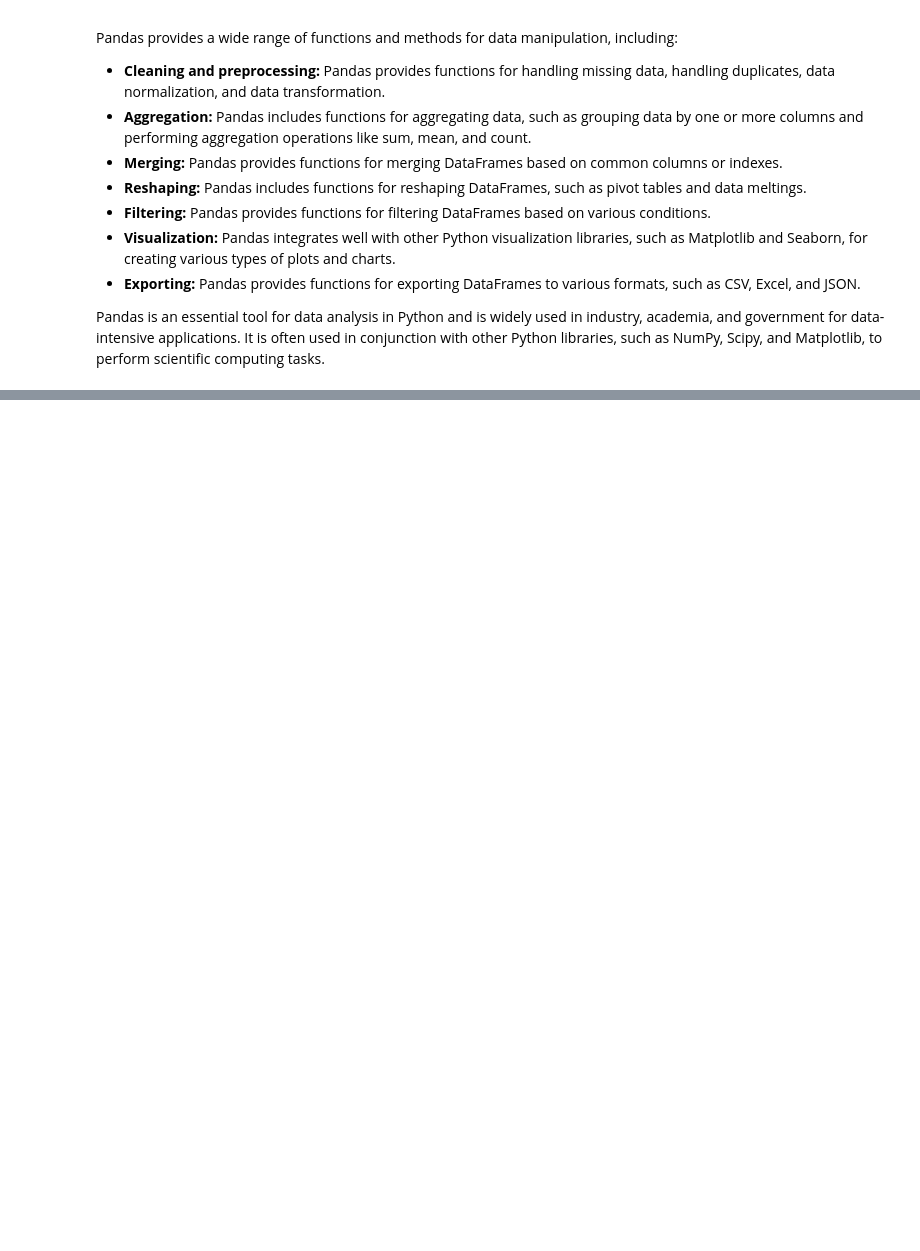
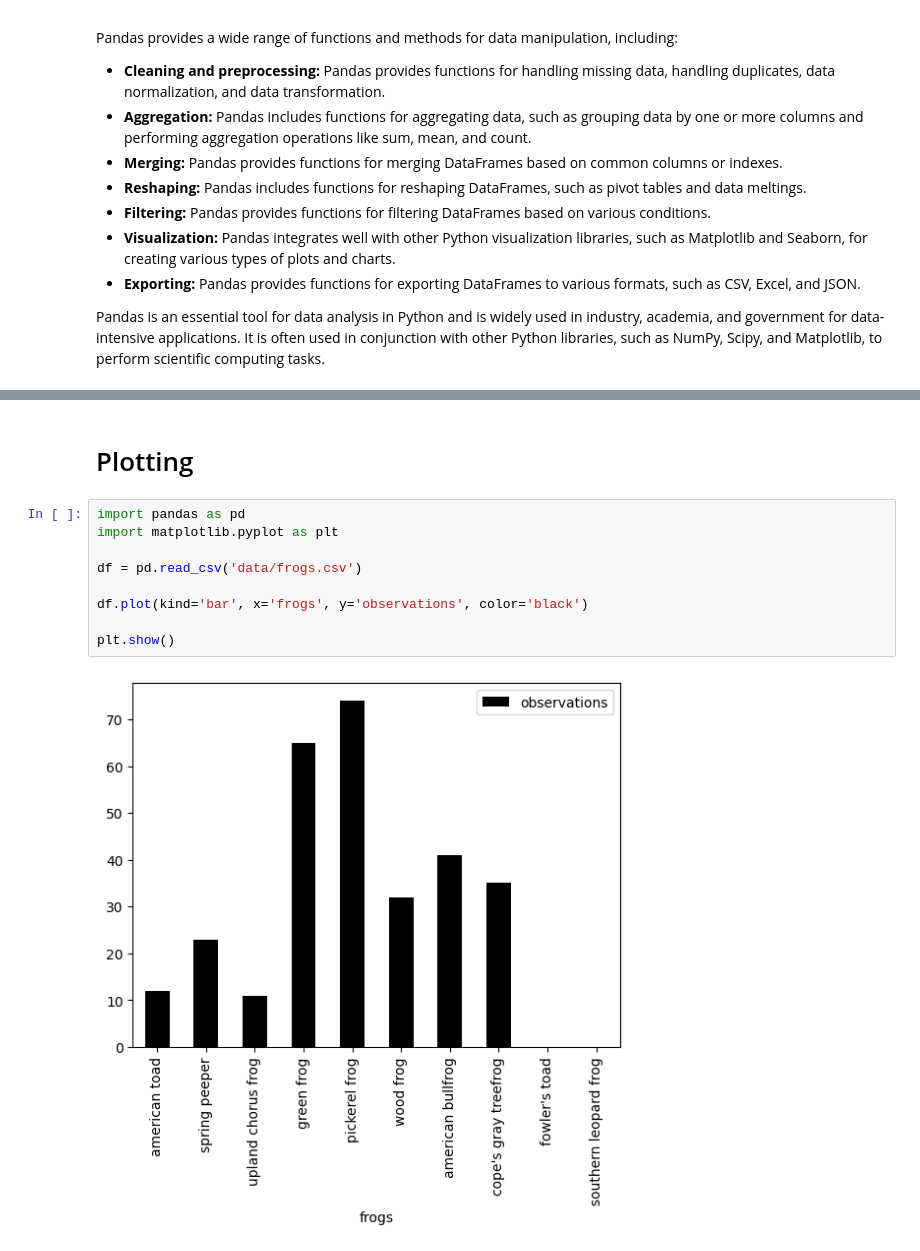
Before and after one commit to jmcmeen/hello-python, a Jupyter notebook: data_science/05_pandas.ipynb, the cells around one changed output, grey strips where cells are left out. Saved outputs shown, nothing was run; the diff lists cells and outputs as text; blank space fills up the shorter version.

Commit message:
added pandas examples

```diff
--- a/data_science/05_pandas.ipynb
+++ b/data_science/05_pandas.ipynb
@@ -19,0 +218,13 @@ Pandas is an essential tool for data analysis in Python and is widely used in in
+# %% [markdown]
+# Plotting
+# %%
+import pandas as pd
+import matplotlib.pyplot as plt
+
+df = pd.read_csv('data/frogs.csv')
+
+df.plot(kind='bar', x='frogs', y='observations', color='black')
+
+plt.show()
+# %% [output]
+[figure, added]
```
Also changed, not shown: parts of 17 cells of this notebook, 5 other files.
